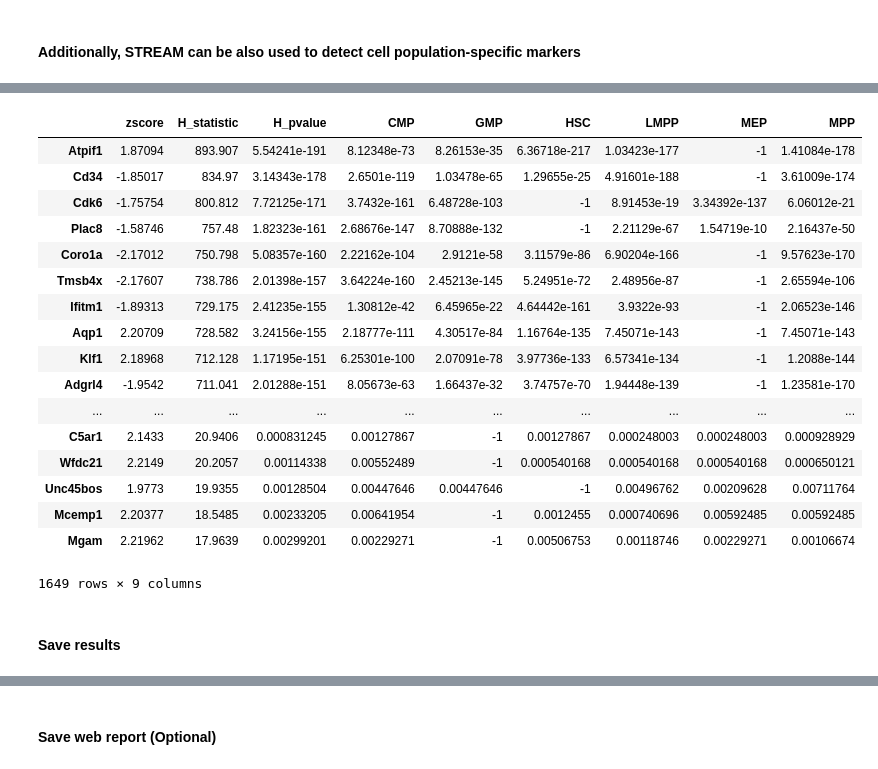
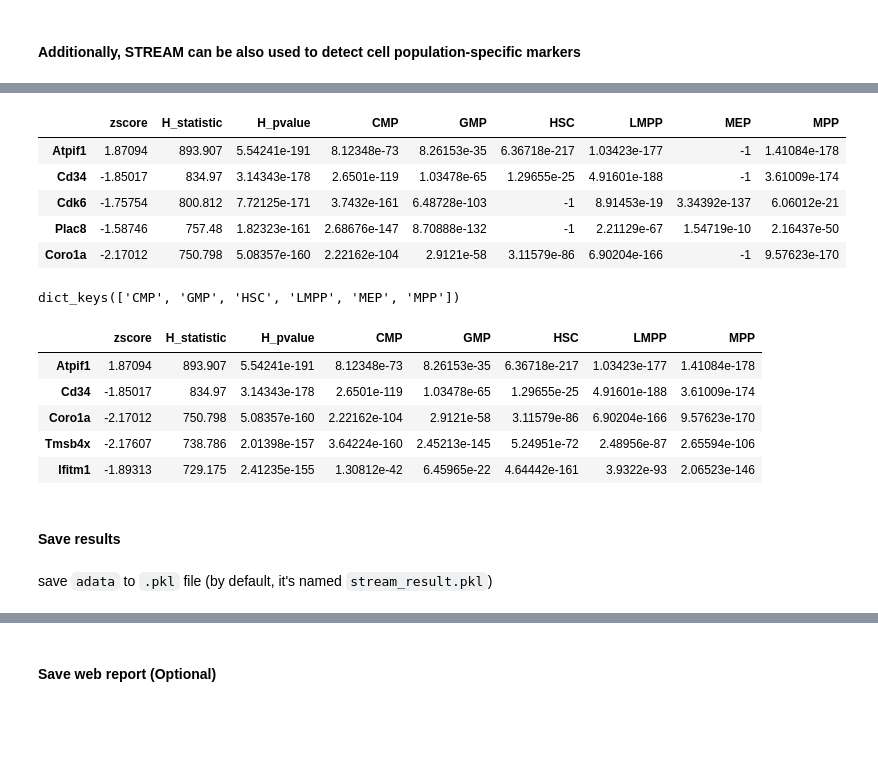
Before and after one commit to pinellolab/STREAM, a Jupyter notebook: tutorial/1.2 STREAM_scRNA-seq (in 3D space).ipynb, the cells around one changed output, grey strips where cells are left out. Cells and saved outputs as stored; diff of their text form; code cells hidden in the pictures; blank space fills up the shorter version.

```diff
--- a/tutorial/1.STREAM_scRNA-seq.ipynb
+++ b/tutorial/1.2 STREAM_scRNA-seq (in 3D space).ipynb
@@ -12,5 +14,5 @@ st.__version__
 # %% [markdown]
 ### Read in data
 # %%
-adata=st.read(file_name='./data_Nestorowa.tsv.gz')
+adata=st.read(file_name='./data_Nestorowa.tsv.gz',workdir='./stream_result')
 # %% [output]
@@ -406,25 +464,28 @@ Importing precomputed scaled gene expression matrix ...
 # %%
-adata.uns['markers_label_all']
+adata.uns['markers_label_all'].head()
 # %% [output]
 |  | zscore | H_statistic | H_pvalue | CMP | GMP | HSC | LMPP | MEP | MPP |
 | Atpif1 | 1.87094 | 893.907 | 5.54241e-191 | 8.12348e-73 | 8.26153e-35 | 6.36718e-217 | 1.03423e-177 | -1 | 1.41084e-178 |
 | Cd34 | -1.85017 | 834.97 | 3.14343e-178 | 2.6501e-119 | 1.03478e-65 | 1.29655e-25 | 4.91601e-188 | -1 | 3.61009e-174 |
 | Cdk6 | -1.75754 | 800.812 | 7.72125e-171 | 3.7432e-161 | 6.48728e-103 | -1 | 8.91453e-19 | 3.34392e-137 | 6.06012e-21 |
 | Plac8 | -1.58746 | 757.48 | 1.82323e-161 | 2.68676e-147 | 8.70888e-132 | -1 | 2.21129e-67 | 1.54719e-10 | 2.16437e-50 |
 | Coro1a | -2.17012 | 750.798 | 5.08357e-160 | 2.22162e-104 | 2.9121e-58 | 3.11579e-86 | 6.90204e-166 | -1 | 9.57623e-170 |
-| Tmsb4x | -2.17607 | 738.786 | 2.01398e-157 | 3.64224e-160 | 2.45213e-145 | 5.24951e-72 | 2.48956e-87 | -1 | 2.65594e-106 |
-| Ifitm1 | -1.89313 | 729.175 | 2.41235e-155 | 1.30812e-42 | 6.45965e-22 | 4.64442e-161 | 3.9322e-93 | -1 | 2.06523e-146 |
-| Aqp1 | 2.20709 | 728.582 | 3.24156e-155 | 2.18777e-111 | 4.30517e-84 | 1.16764e-135 | 7.45071e-143 | -1 | 7.45071e-143 |
-| Klf1 | 2.18968 | 712.128 | 1.17195e-151 | 6.25301e-100 | 2.07091e-78 | 3.97736e-133 | 6.57341e-134 | -1 | 1.2088e-144 |
-| Adgrl4 | -1.9542 | 711.041 | 2.01288e-151 | 8.05673e-63 | 1.66437e-32 | 3.74757e-70 | 1.94448e-139 | -1 | 1.23581e-170 |
-| ... | ... | ... | ... | ... | ... | ... | ... | ... | ... |
-| C5ar1 | 2.1433 | 20.9406 | 0.000831245 | 0.00127867 | -1 | 0.00127867 | 0.000248003 | 0.000248003 | 0.000928929 |
-| Wfdc21 | 2.2149 | 20.2057 | 0.00114338 | 0.00552489 | -1 | 0.000540168 | 0.000540168 | 0.000540168 | 0.000650121 |
-| Unc45bos | 1.9773 | 19.9355 | 0.00128504 | 0.00447646 | 0.00447646 | -1 | 0.00496762 | 0.00209628 | 0.00711764 |
-| Mcemp1 | 2.20377 | 18.5485 | 0.00233205 | 0.00641954 | -1 | 0.0012455 | 0.000740696 | 0.00592485 | 0.00592485 |
-| Mgam | 2.21962 | 17.9639 | 0.00299201 | 0.00229271 | -1 | 0.00506753 | 0.00118746 | 0.00229271 | 0.00106674 |
-1649 rows × 9 columns
+# %%
+adata.uns['markers_label'].keys()
+# %% [output]
+dict_keys(['CMP', 'GMP', 'HSC', 'LMPP', 'MEP', 'MPP'])
+# %%
+adata.uns['markers_label']['MEP'].head()
+# %% [output]
+|  | zscore | H_statistic | H_pvalue | CMP | GMP | HSC | LMPP | MPP |
+| Atpif1 | 1.87094 | 893.907 | 5.54241e-191 | 8.12348e-73 | 8.26153e-35 | 6.36718e-217 | 1.03423e-177 | 1.41084e-178 |
+| Cd34 | -1.85017 | 834.97 | 3.14343e-178 | 2.6501e-119 | 1.03478e-65 | 1.29655e-25 | 4.91601e-188 | 3.61009e-174 |
+| Coro1a | -2.17012 | 750.798 | 5.08357e-160 | 2.22162e-104 | 2.9121e-58 | 3.11579e-86 | 6.90204e-166 | 9.57623e-170 |
+| Tmsb4x | -2.17607 | 738.786 | 2.01398e-157 | 3.64224e-160 | 2.45213e-145 | 5.24951e-72 | 2.48956e-87 | 2.65594e-106 |
+| Ifitm1 | -1.89313 | 729.175 | 2.41235e-155 | 1.30812e-42 | 6.45965e-22 | 4.64442e-161 | 3.9322e-93 | 2.06523e-146 |
 # %% [markdown]
 #### Save results
+# %% [markdown]
+save `adata` to `.pkl` file (by default, it's named `stream_result.pkl`)
 # %%
 st.write(adata)
```
Also changed, not shown: parts of 35 cells of this notebook.
